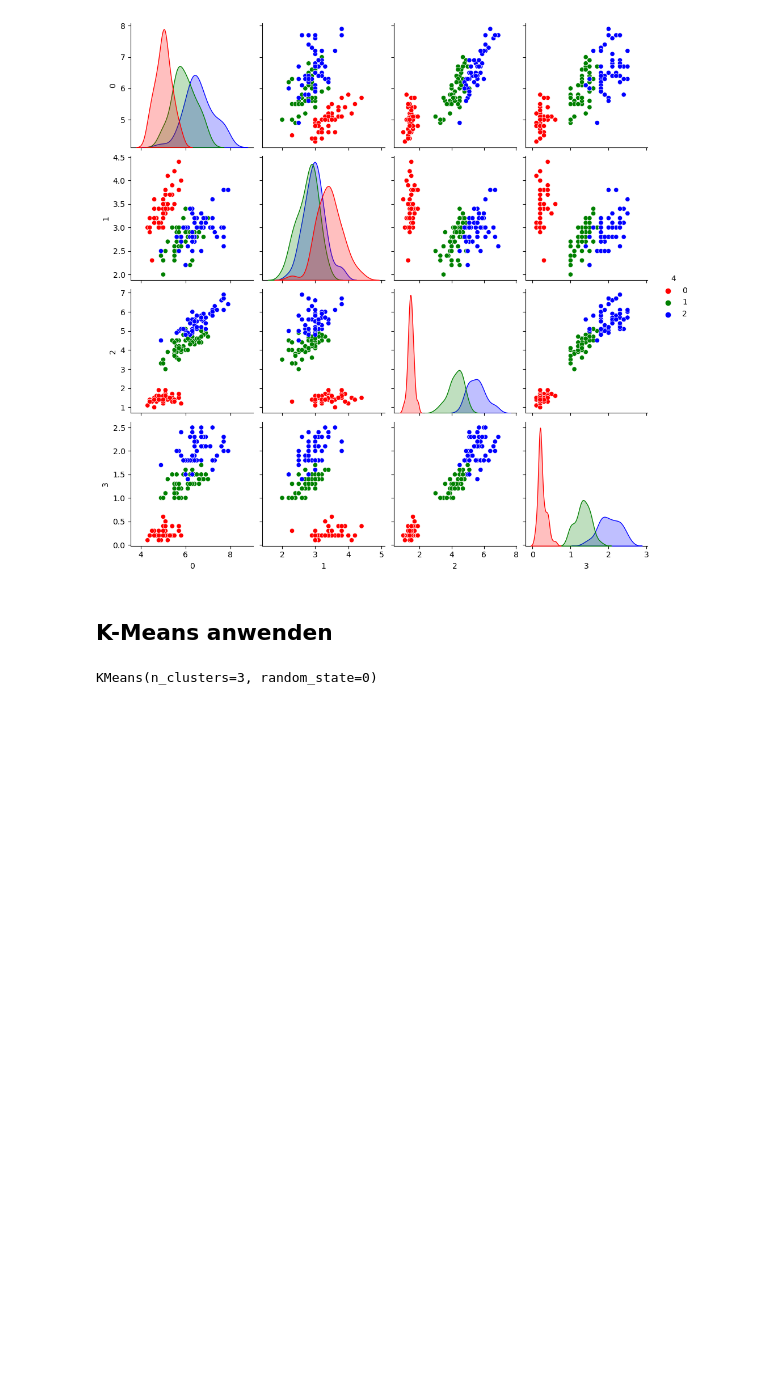
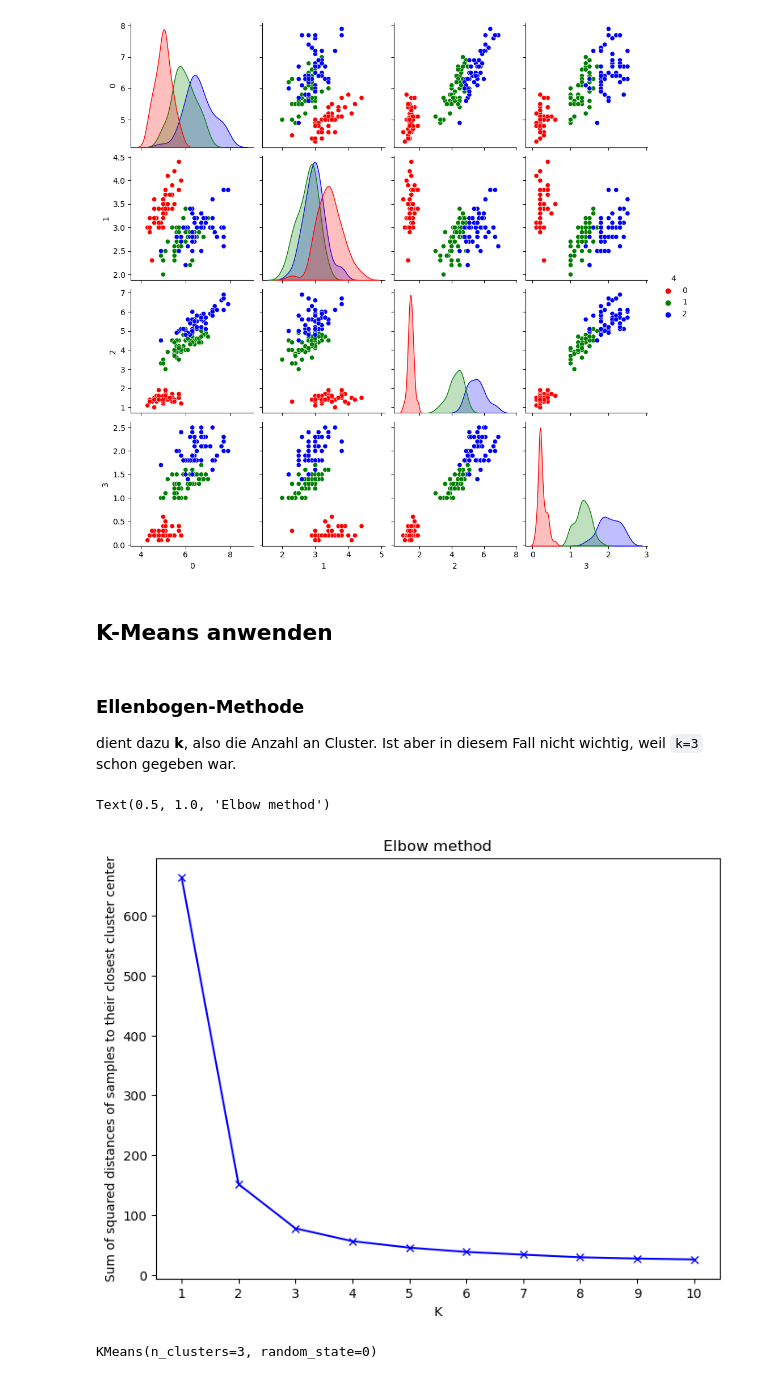
Before and after one commit to yungsnowx/215machinelearning, a Jupyter notebook: kMeansClustering/kMeansIris.ipynb, the cells around one changed output. Cells and saved outputs as stored; diff of their text form; code cells hidden in the pictures; blank space fills up the shorter version.

Commit message:
Ellenbogendiagramm hinzugefügt

```diff
--- a/kMeansClustering/kMeansIris.ipynb
+++ b/kMeansClustering/kMeansIris.ipynb
@@ -117,6 +117,27 @@ plt.show()
 [figure]
 # %% [markdown]
 ## K-Means anwenden
+# %% [markdown]
+### Ellenbogen-Methode
+dient dazu **k**, also die Anzahl an Cluster. Ist aber in diesem Fall nicht wichtig, weil `k=3` schon gegeben war.
+# %%
+distortions = []
+K = range(1,11)
+for k in K:
+    kmeanModel = KMeans(n_clusters=k)
+    kmeanModel.fit(x)
+    distortions.append(kmeanModel.inertia_)
+
+plt.figure(figsize=(8,6))
+plt.plot(K, distortions, 'bx-')
+plt.xticks(K)
+plt.xlabel('K')
+plt.ylabel('Sum of squared distances of samples to their closest cluster center')
+plt.title('Elbow method')
+plt.show
+# %% [output]
+Text(0.5, 1.0, 'Elbow method')
+[figure, added]
 # %%
 model = KMeans(n_clusters=3, random_state=0) # k-Means-objekt erzeugen
 model.fit(scaled_data) # Algorithmus mit den daten antrainieren
```
